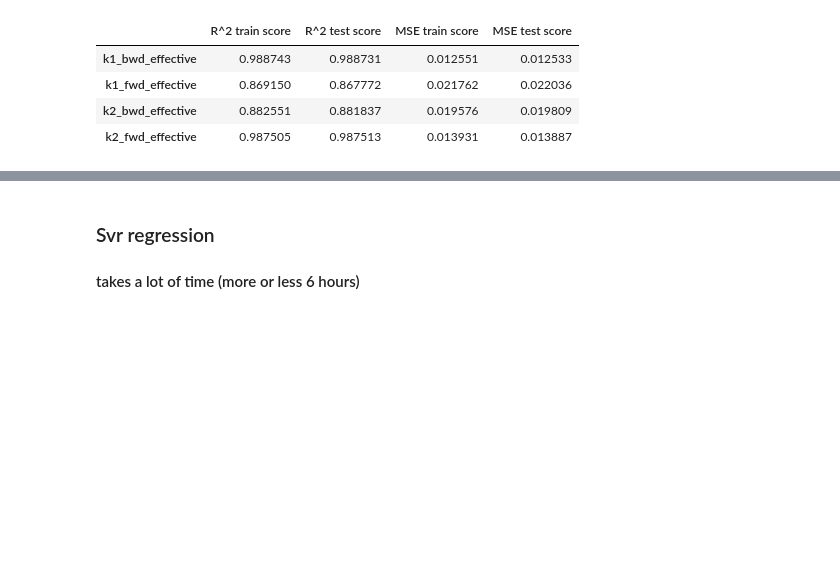
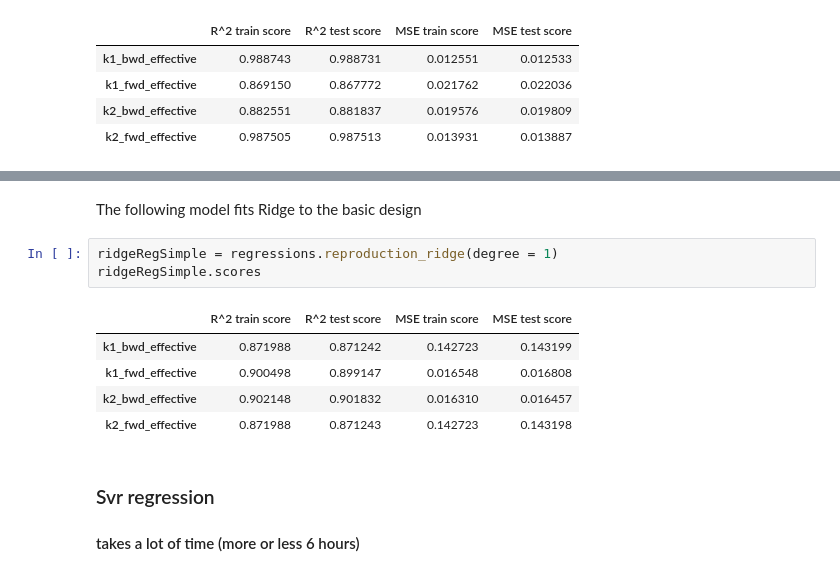
Before and after one commit to WilliamCappelletti/ML_CS433_project2, a Jupyter notebook: src/Run.ipynb, the cells around one changed output, grey strips where cells are left out. Drawn from its saved outputs; the diff is of its cells as text; blank space fills up the shorter version.

```diff
--- a/src/Run.ipynb
+++ b/src/Run.ipynb
@@ -91,3 +93,14 @@ ridgeRegInteractions.scores
+# %% [markdown]
+The following model fits Ridge to the basic design
+# %%
+ridgeRegSimple = regressions.reproduction_ridge(degree = 1)
+ridgeRegSimple.scores
+# %% [output]
+|  | R^2 train score | R^2 test score | MSE train score | MSE test score |
+| k1_bwd_effective | 0.871988 | 0.871242 | 0.142723 | 0.143199 |
+| k1_fwd_effective | 0.900498 | 0.899147 | 0.016548 | 0.016808 |
+| k2_bwd_effective | 0.902148 | 0.901832 | 0.016310 | 0.016457 |
+| k2_fwd_effective | 0.871988 | 0.871243 | 0.142723 | 0.143198 |
 # %% [markdown]
 ### Svr regression
 #### takes a lot of time (more or less 6 hours)
```
Also changed, not shown: parts of 2 cells of this notebook.
